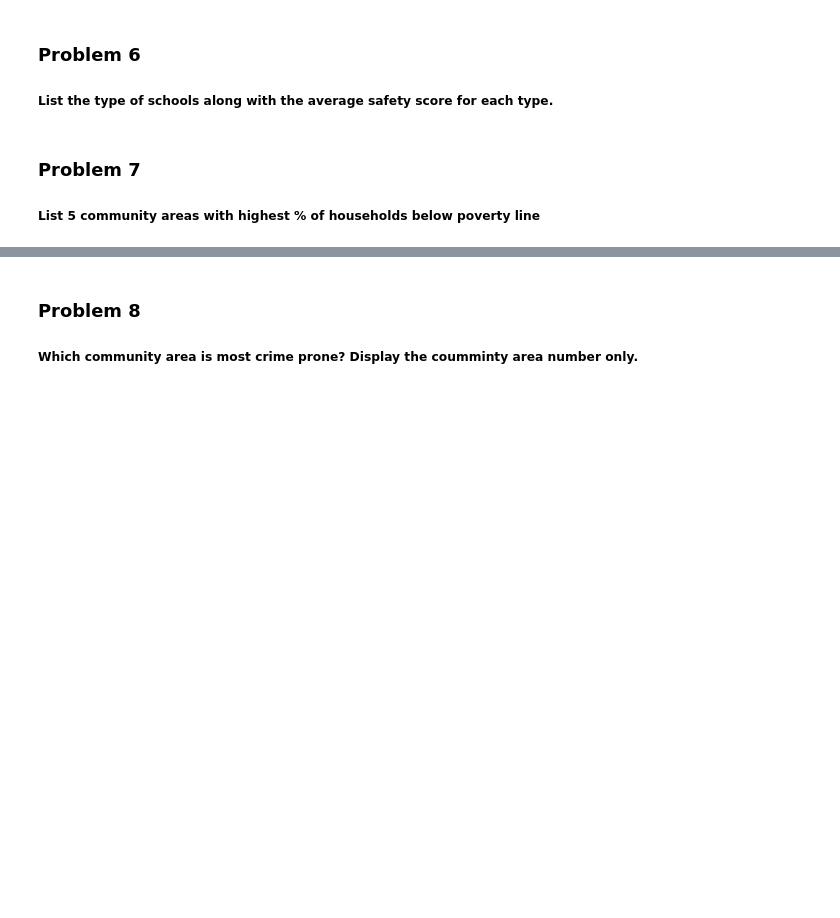
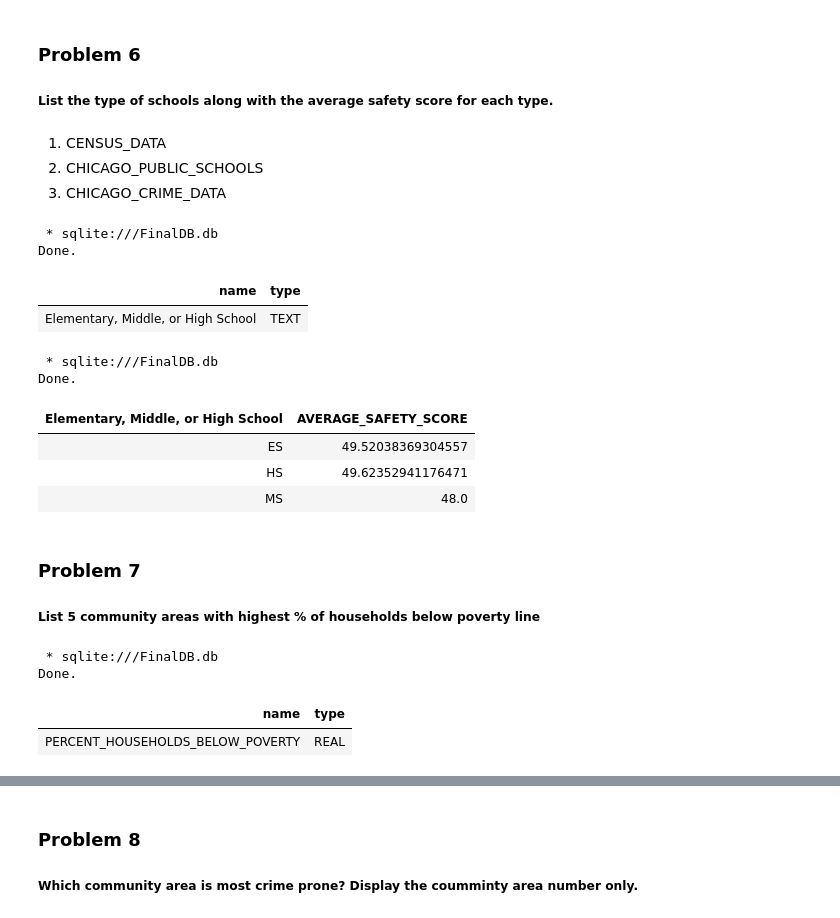
Before and after one commit to miladghavami/NEW_LERNING_PATH_FROM_SCRATCH, a Jupyter notebook: learning_2.ipynb, the cells around one changed output, grey strips where cells are left out. Cells and saved outputs as stored; diff of their text form; code cells hidden in the pictures; blank space fills up the shorter version.

```diff
--- a/learning_2.ipynb
+++ b/learning_2.ipynb
@@ -341,7 +341,45 @@ Done.
 ### Problem 6
 
 ##### List the type of schools along with the average safety score for each type.
+# %% [markdown]
+1. CENSUS_DATA
+2. CHICAGO_PUBLIC_SCHOOLS
+3. CHICAGO_CRIME_DATA
+# %%
+%%sql
+SELECT name, type
+FROM pragma_table_info('CHICAGO_PUBLIC_SCHOOLS')
+WHERE name LIKE '%Elementary%';
+# %% [output]
+ * sqlite:///FinalDB.db
+Done.
+| name | type |
+| Elementary, Middle, or High School | TEXT |
+# %%
+%%sql
+SELECT
+    "Elementary, Middle, or High School",
+    AVG(SAFETY_SCORE) AS AVERAGE_SAFETY_SCORE
+FROM CHICAGO_PUBLIC_SCHOOLS
+GROUP BY "Elementary, Middle, or High School";
+# %% [output]
+ * sqlite:///FinalDB.db
+Done.
+| Elementary, Middle, or High School | AVERAGE_SAFETY_SCORE |
+| ES | 49.52038369304557 |
+| HS | 49.62352941176471 |
+| MS | 48.0 |
 # %% [markdown]
 ### Problem 7
 
 ##### List 5 community areas with highest % of households below poverty line
+# %%
+%%sql
+SELECT name, type
+FROM pragma_table_info('CENSUS_DATA')
+WHERE name LIKE '%poverty%';
+# %% [output]
+ * sqlite:///FinalDB.db
+Done.
+| name | type |
+| PERCENT_HOUSEHOLDS_BELOW_POVERTY | REAL |
```
Also changed, not shown: parts of 8 cells of this notebook.
